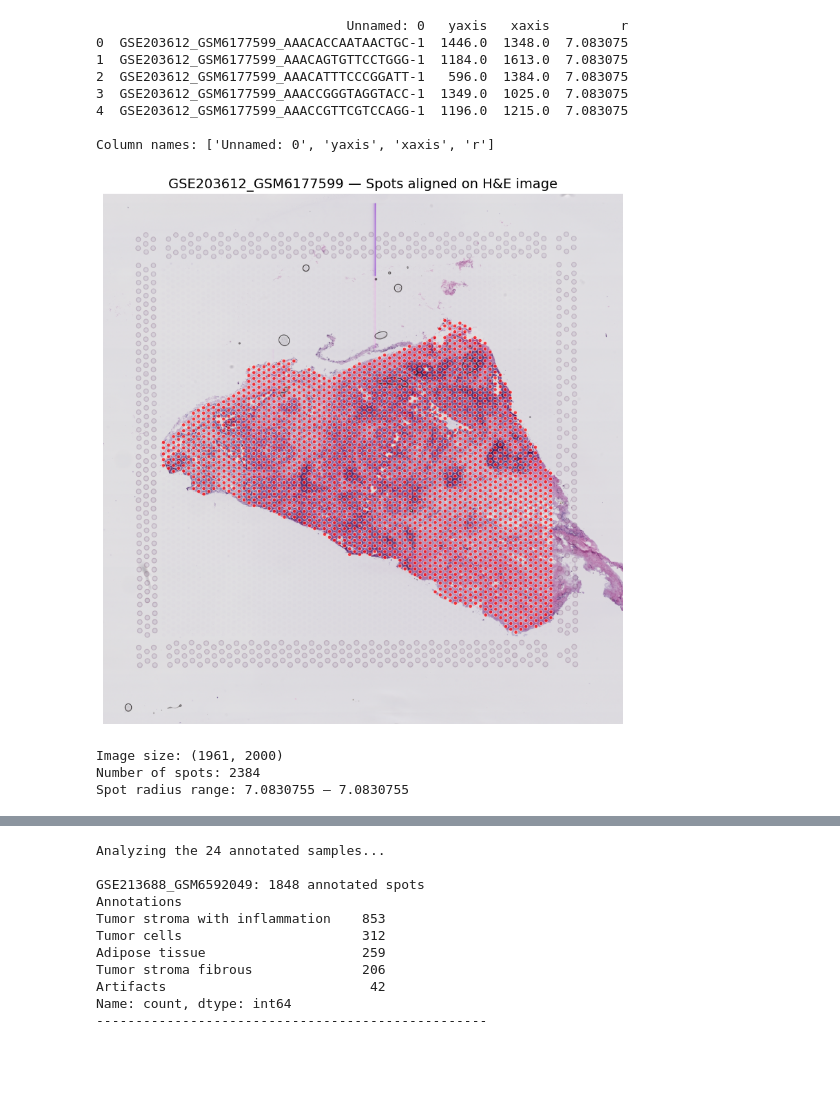
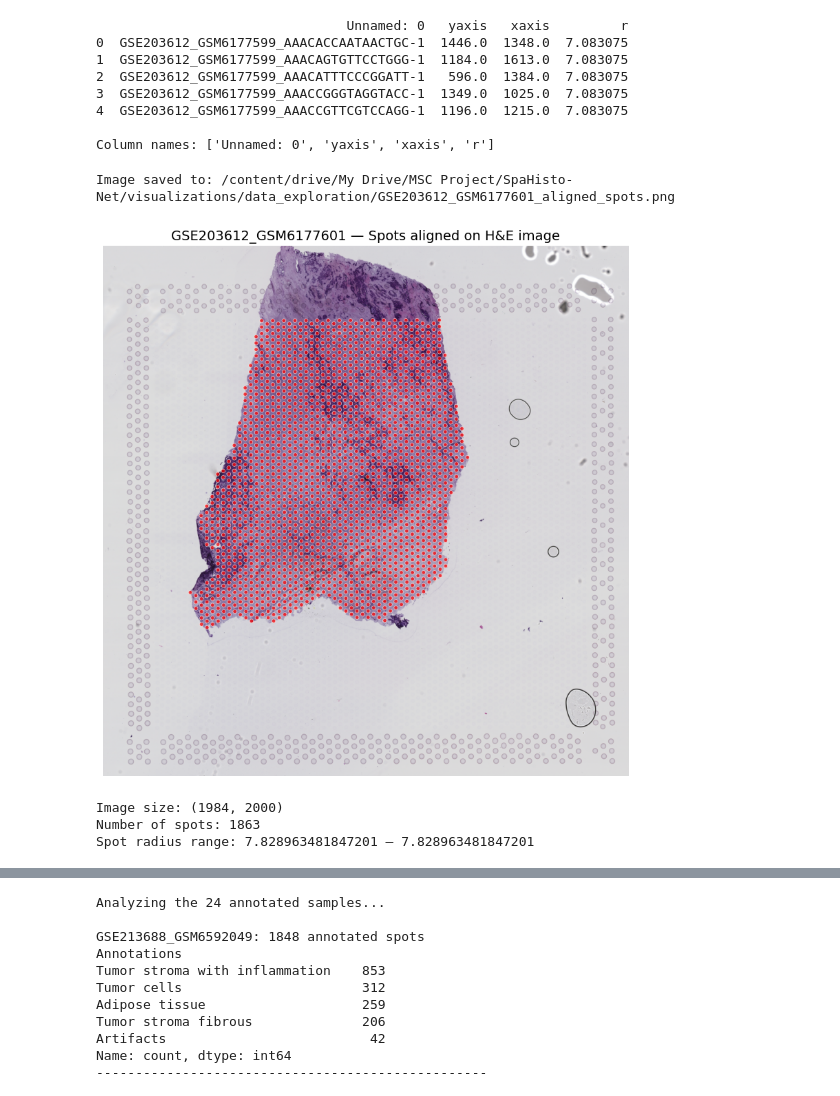
Before and after one commit to Tife19/SpaHisto-Net, a Jupyter notebook: notebooks/01_data_exploration.ipynb, the cells around one changed output, grey strips where cells are left out. Drawn from its saved outputs; the diff is of its cells as text; code cells hidden in the pictures; blank space fills up the shorter version.

Commit message:
Data Exploration

```diff
--- a/notebooks/01_data_exploration.ipynb
+++ b/notebooks/01_data_exploration.ipynb
@@ -135,42 +135,63 @@ print("\nColumn names:", coords.columns.tolist())
 4  GSE203612_GSM6177599_AAACCGTTCGTCCAGG-1  1196.0  1215.0  7.083075
 
 Column names: ['Unnamed: 0', 'yaxis', 'xaxis', 'r']
+# %%
+for i, sample_path_obj in enumerate(sample_folders):
+    if i >= 5: # Limit to first 5 samples for demonstration
+        break
+
+    sample_id = sample_path_obj.name
+    print(f"\nVisualizing sample: {sample_id}")
+
+    # Ensure the save directory exists
+    save_image_dir.mkdir(parents=True, exist_ok=True)
+
+    try:
+        visualize_sample(sample_id, save_path=save_image_dir / f"{sample_id}_aligned_spots.png")
+    except Exception as e:
+        print(f"Error visualizing {sample_id}: {e}")
 # %%
 from PIL import Image
 import pandas as pd
 import matplotlib.pyplot as plt
 from pathlib import Path
 
-def visualize_sample(sample_id):
+def visualize_sample(sample_id, save_path=None):
     base = Path("/content/drive/My Drive/MSC Project/SpaHisto-Net/data/raw/STimage-1k4M") / sample_id
 
+    # Access the first .png file, as each sample folder is expected to contain only one image.
     img_path = list(base.glob("*.png"))[0] # glob pattern to find files ending with .png
     img = Image.open(img_path)
 
     coords = pd.read_csv(base / f"{sample_id}_coord.csv") # coord file name
 
     plt.figure(figsize=(12, 10))
     plt.imshow(img)
 
-    # Use r column to scale spot size (more accurate)
-    # Assuming 'x' and 'y' are column names for coordinates, based on previous cells
-    # If the coordinate columns are 'xaxis' and 'yaxis' from the 'coords' DataFrame, they should be used.
-    # Let's assume 'xaxis' and 'yaxis' for now based on l7Q2MKOaKDhW output
     plt.scatter(coords['xaxis'], coords['yaxis'],
                 c='red', s=coords['r']*2, alpha=0.7, edgecolors='white', linewidths=0.5)
 
     plt.title(f"{sample_id} — Spots aligned on H&E image", fontsize=14)
     plt.axis('off')
+
+    if save_path:
+        plt.savefig(save_path, bbox_inches='tight', dpi=300)
+        print(f"Image saved to: {save_path}")
+
     plt.show()
 
     print(f"Image size: {img.size}")
     print(f"Number of spots: {len(coords)}")
     print(f"Spot radius range: {coords['r'].min()} – {coords['r'].max()}")
 
 # Test with one sample using a valid sample name from sample_folders
-visualize_sample(sample_folders[0].name)
+# Also demonstrating how to save the image
+save_image_dir = Path("/content/drive/My Drive/MSC Project/SpaHisto-Net/visualizations/data_exploration")
+sample_to_visualize = sample_folders[1].name
+visualize_sample(sample_to_visualize, save_path=save_image_dir / f"{sample_to_visualize}_aligned_spots.png")
 # %% [output]
+Image saved to: /content/drive/My Drive/MSC Project/SpaHisto-Net/visualizations/data_exploration/GSE203612_GSM6177601_aligned_spots.png
-[figure, old version]
+[figure, new version]
-Image size: (1961, 2000)
-Number of spots: 2384
-Spot radius range: 7.0830755 – 7.0830755
+Image size: (1984, 2000)
+Number of spots: 1863
+Spot radius range: 7.828963481847201 – 7.828963481847201
```
Also changed, not shown: parts of 2 cells of this notebook, 1 other file.
